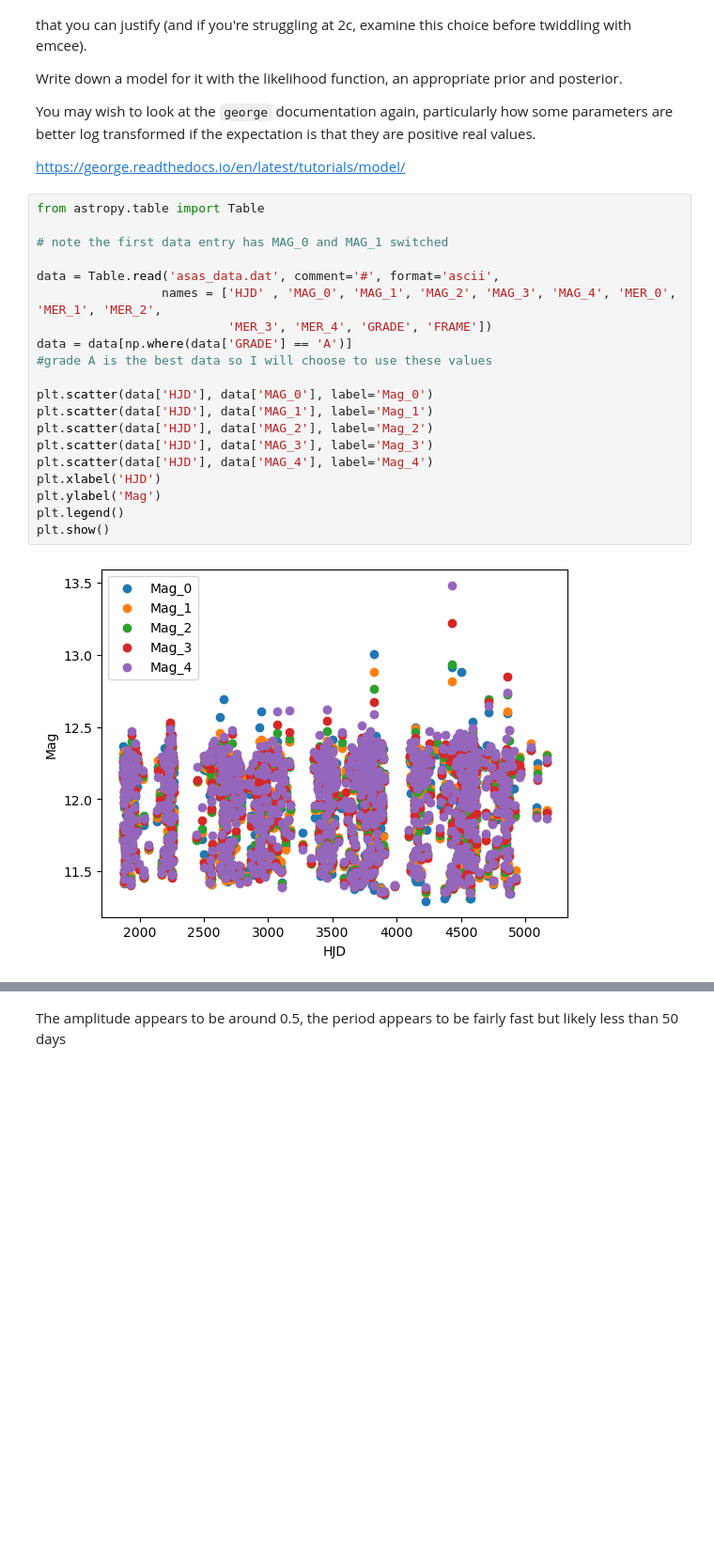
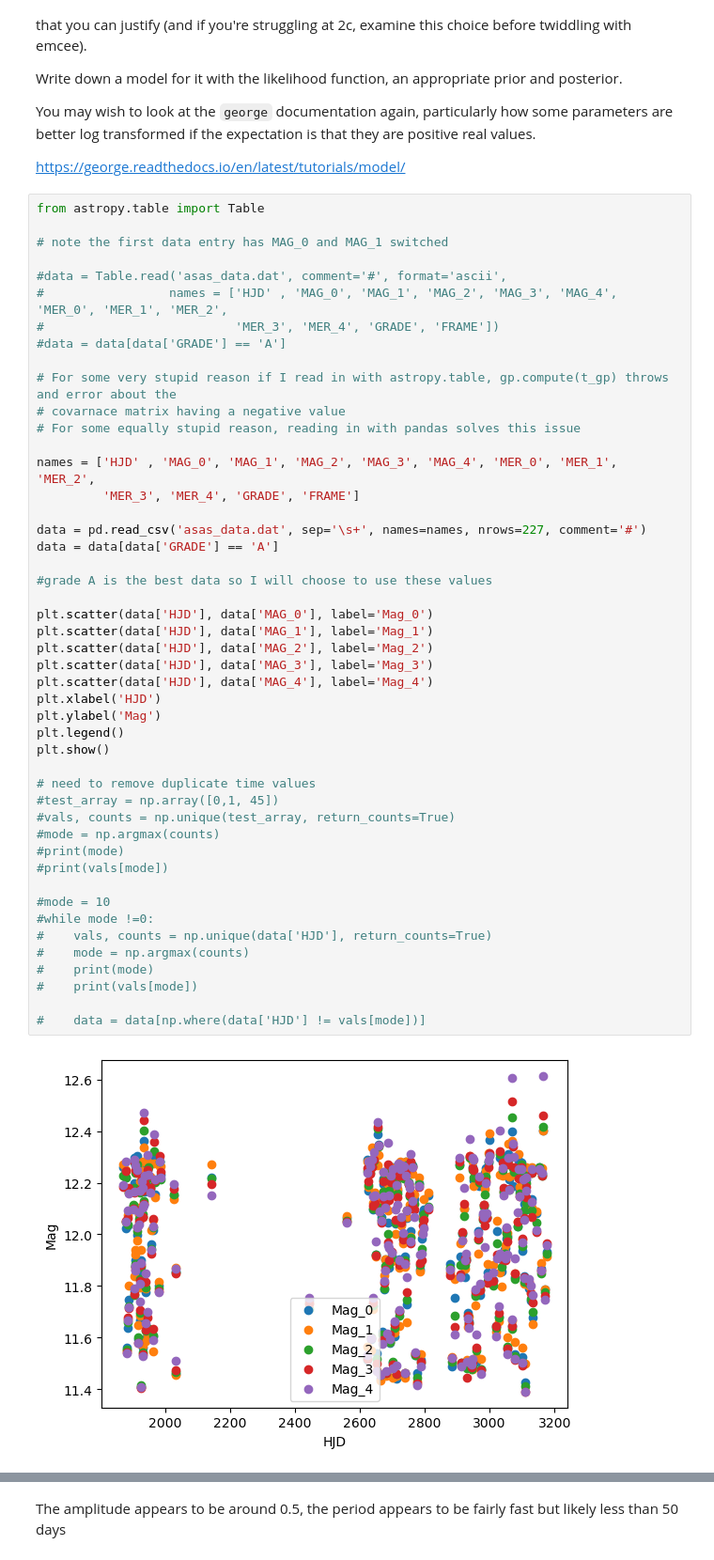
Before and after one commit to gnarayan/ast596_2023_Spring, a Jupyter notebook: homework/JosephWeller/final/Joseph_Weller_final.ipynb, the cells around one changed output, grey strips where cells are left out. Shown at 94% size. Cells and saved outputs as stored; diff of their text form; blank space fills up the shorter version.

```diff
--- a/homework/JosephWeller/final/Joseph_Weller_final.ipynb
+++ b/homework/JosephWeller/final/Joseph_Weller_final.ipynb
@@ -233,22 +233,49 @@ https://george.readthedocs.io/en/latest/tutorials/model/
 # %%
 from astropy.table import Table
 
 # note the first data entry has MAG_0 and MAG_1 switched
 
-data = Table.read('asas_data.dat', comment='#', format='ascii',
-                 names = ['HJD' , 'MAG_0', 'MAG_1', 'MAG_2', 'MAG_3', 'MAG_4', 'MER_0', 'MER_1', 'MER_2',
-                          'MER_3', 'MER_4', 'GRADE', 'FRAME'])
-data = data[np.where(data['GRADE'] == 'A')]
+#data = Table.read('asas_data.dat', comment='#', format='ascii',
+#                 names = ['HJD' , 'MAG_0', 'MAG_1', 'MAG_2', 'MAG_3', 'MAG_4', 'MER_0', 'MER_1', 'MER_2',
+#                          'MER_3', 'MER_4', 'GRADE', 'FRAME'])
+#data = data[data['GRADE'] == 'A']
+
+# For some very stupid reason if I read in with astropy.table, gp.compute(t_gp) throws and error about the
+# covarnace matrix having a negative value
+# For some equally stupid reason, reading in with pandas solves this issue
+
+names = ['HJD' , 'MAG_0', 'MAG_1', 'MAG_2', 'MAG_3', 'MAG_4', 'MER_0', 'MER_1', 'MER_2',
+         'MER_3', 'MER_4', 'GRADE', 'FRAME']
+
+data = pd.read_csv('asas_data.dat', sep='\s+', names=names, nrows=227, comment='#')
+data = data[data['GRADE'] == 'A']
+
 #grade A is the best data so I will choose to use these values
 
 plt.scatter(data['HJD'], data['MAG_0'], label='Mag_0')
 plt.scatter(data['HJD'], data['MAG_1'], label='Mag_1')
 plt.scatter(data['HJD'], data['MAG_2'], label='Mag_2')
 plt.scatter(data['HJD'], data['MAG_3'], label='Mag_3')
 plt.scatter(data['HJD'], data['MAG_4'], label='Mag_4')
 plt.xlabel('HJD')
 plt.ylabel('Mag')
 plt.legend()
 plt.show()
+
+# need to remove duplicate time values
+#test_array = np.array([0,1, 45])
+#vals, counts = np.unique(test_array, return_counts=True)
+#mode = np.argmax(counts)
+#print(mode)
+#print(vals[mode])
+
+#mode = 10
+#while mode !=0:
+#    vals, counts = np.unique(data['HJD'], return_counts=True)
+#    mode = np.argmax(counts)
+#    print(mode)
+#    print(vals[mode])
+
+#    data = data[np.where(data['HJD'] != vals[mode])]
 # %% [output]
-[figure, old version]
+[figure, new version]
```
Also changed, not shown: parts of 9 cells of this notebook.
